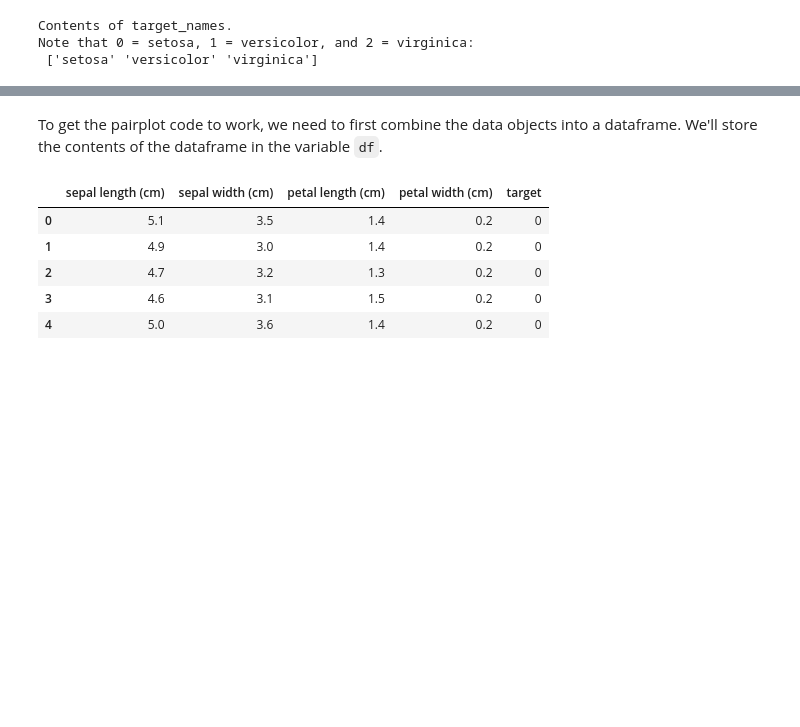
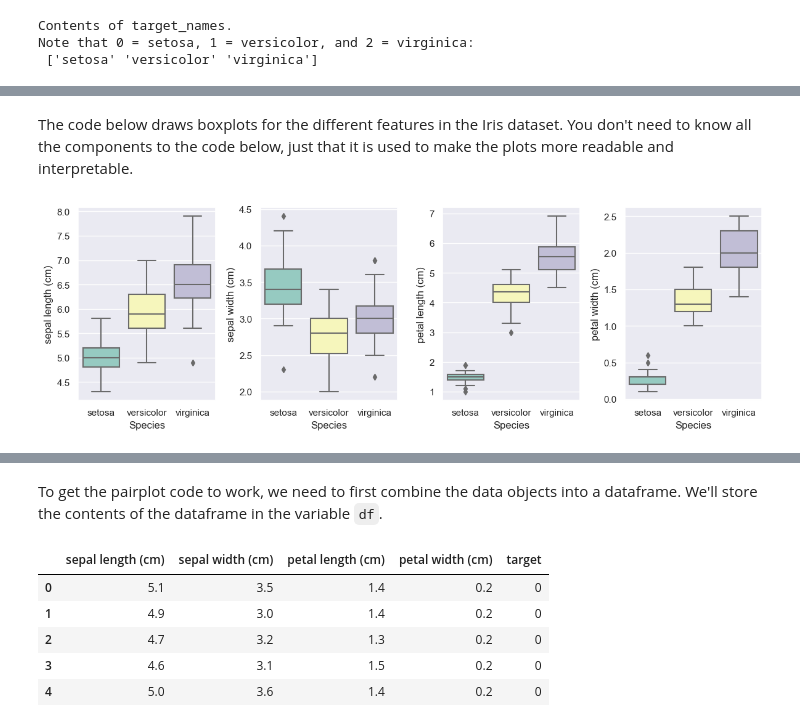
Before and after one commit to ScottCampit/intro-to-ml, a Jupyter notebook: intro-to-ml.ipynb, the cells around one changed output, grey strips where cells are left out. Cells and saved outputs as stored; diff of their text form; code cells hidden in the pictures; blank space fills up the shorter version.

```diff
--- a/intro-to-ml.ipynb
+++ b/intro-to-ml.ipynb
@@ -222,0 +243,16 @@ Text(0.0, 1.0, 'Distribution of Sepal Length')
+# %% [markdown]
+The code below draws boxplots for the different features in the Iris dataset. You don't need to know all the components to the code below, just that it is used to make the plots more readable and interpretable.
+# %%
+sns.set()
+
+plt.figure(figsize=(12, 4))
+for index, feature in enumerate(iris.feature_names):
+    plt.subplot(1, 4, index + 1)
+    sns.boxplot(x=iris.target_names[iris.target], y=iris.data[feature], palette='Set3')
+    plt.xlabel('Species')
+    plt.ylabel(feature)
+
+plt.tight_layout()
+plt.show()
+# %% [output]
+[figure, added]
```
Also changed, not shown: parts of 54 cells of this notebook, 1 other file.
